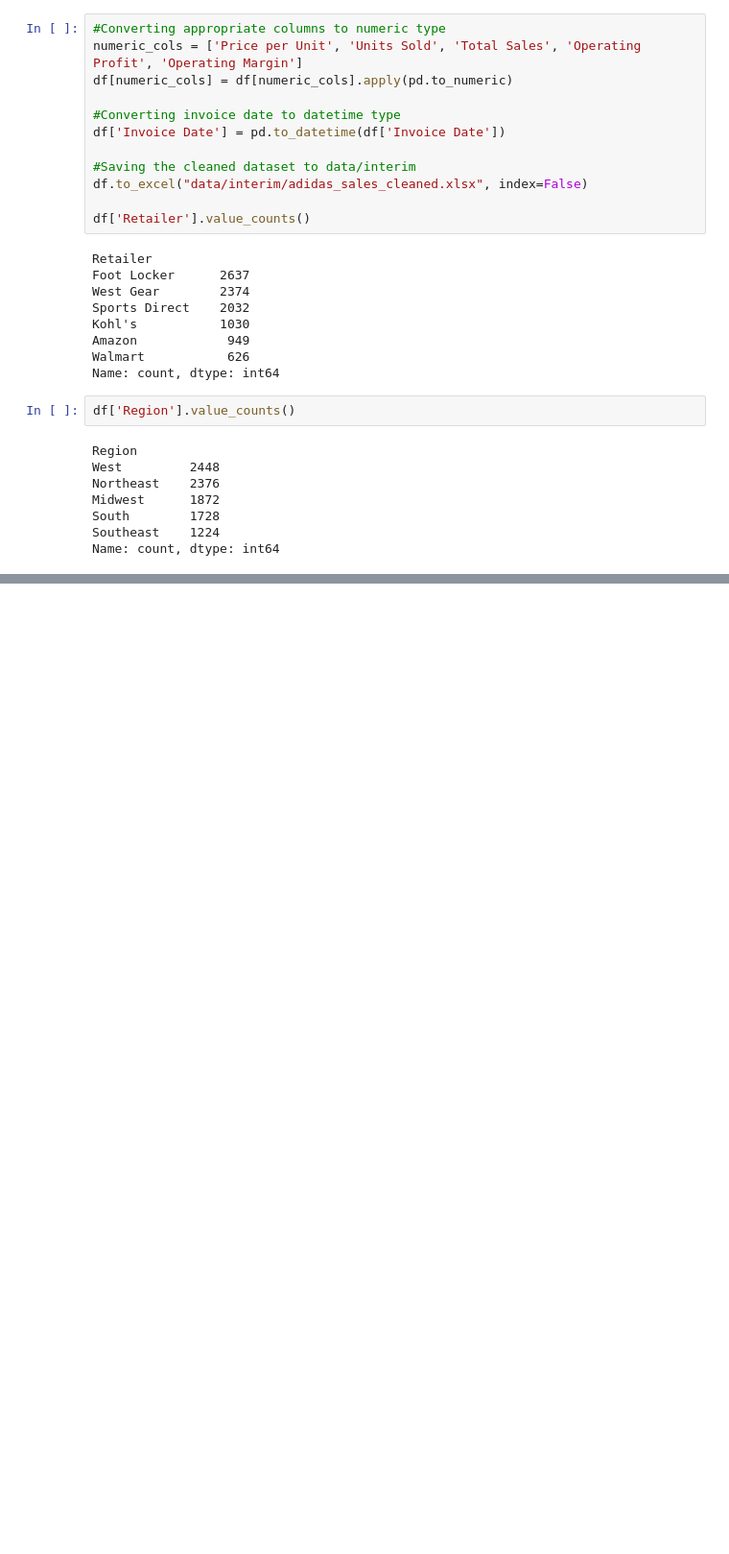
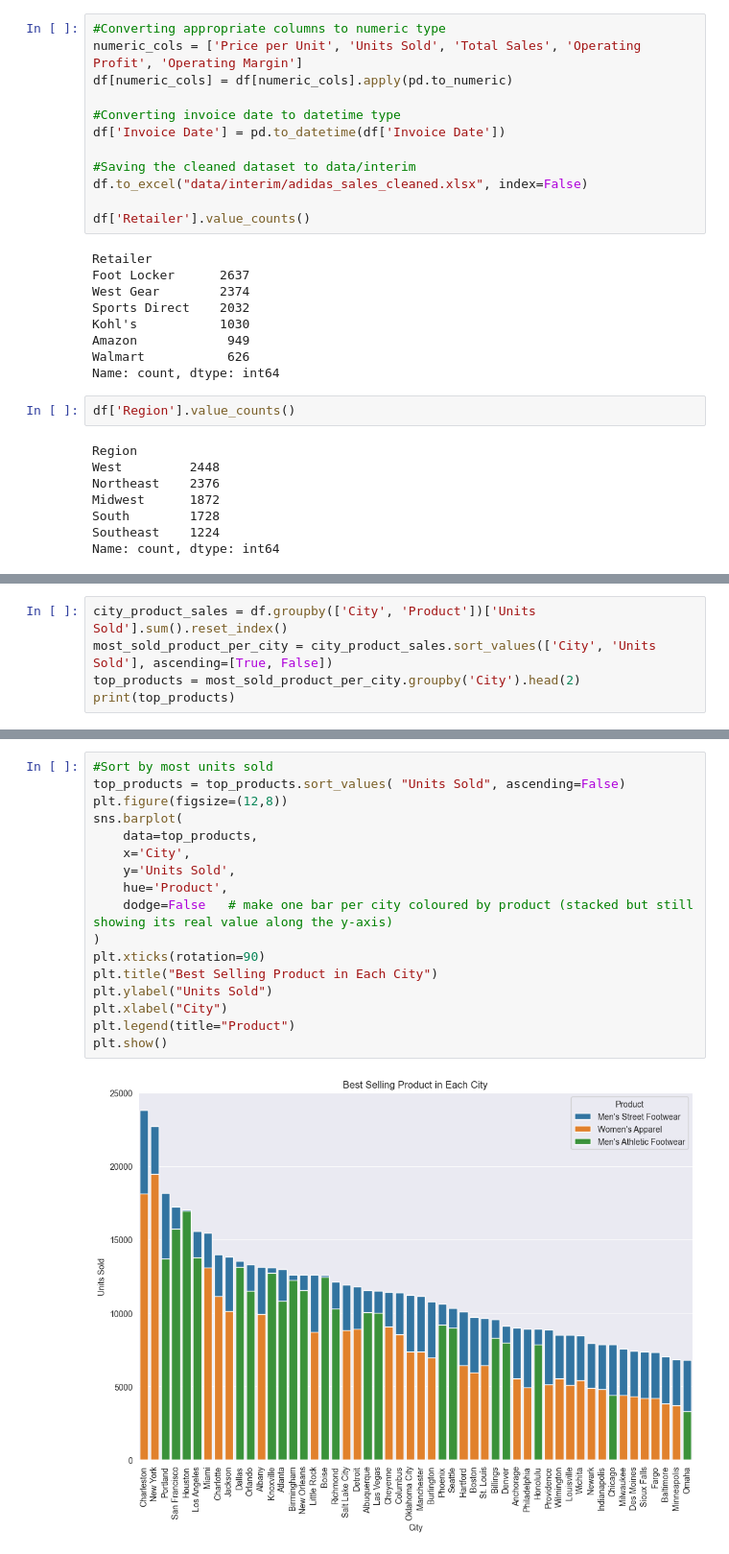
Before and after one commit to zsofiasimon/Adidas_Sales_Analysis_Project, a Jupyter notebook: Adidas_Analysis.ipynb, the cells around one changed output, grey strips where cells are left out. Shown at 96% size. Saved outputs shown, nothing was run; the diff lists cells and outputs as text; blank space fills up the shorter version.

```diff
--- a/Adidas_Analysis.ipynb
+++ b/Adidas_Analysis.ipynb
@@ -115,0 +138,5 @@ Name: count, dtype: int64
+# %%
+city_product_sales = df.groupby(['City', 'Product'])['Units Sold'].sum().reset_index()
+most_sold_product_per_city = city_product_sales.sort_values(['City', 'Units Sold'], ascending=[True, False])
+top_products = most_sold_product_per_city.groupby('City').head(2)
+print(top_products)
@@ -115,0 +158,19 @@ Name: count, dtype: int64
+# %%
+#Sort by most units sold
+top_products = top_products.sort_values( "Units Sold", ascending=False)
+plt.figure(figsize=(12,8))
+sns.barplot(
+    data=top_products,
+    x='City',
+    y='Units Sold',
+    hue='Product',
+    dodge=False   # make one bar per city coloured by product (stacked but still showing its real value along the y-axis)
+)
+plt.xticks(rotation=90)
+plt.title("Best Selling Product in Each City")
+plt.ylabel("Units Sold")
+plt.xlabel("City")
+plt.legend(title="Product")
+plt.show()
+# %% [output]
+[figure, added]
```
Also changed, not shown: parts of 3 cells of this notebook.
